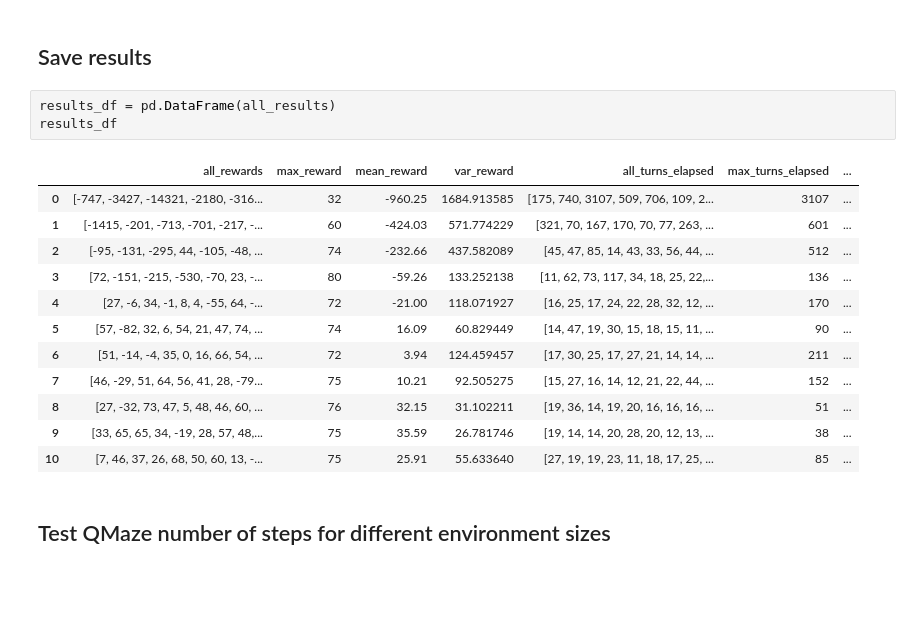
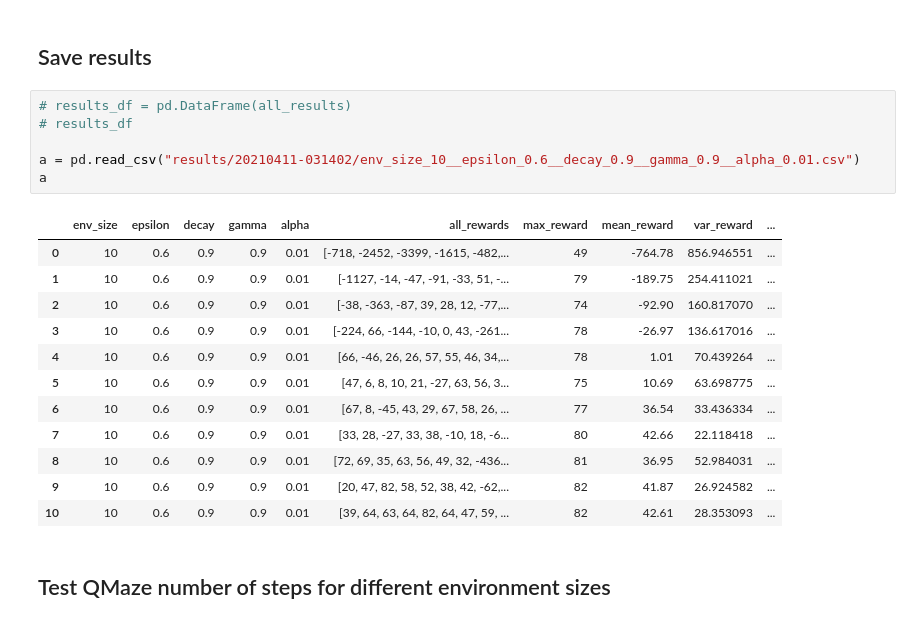
Before and after one commit to feiphoon/inm707-task2, a Jupyter notebook: src/maze/qlearning_exp_runner.ipynb, the cells around one changed output. Drawn from its saved outputs; the diff is of its cells as text; blank space fills up the shorter version.

```diff
--- a/src/maze/qlearning_exp_runner.ipynb
+++ b/src/maze/qlearning_exp_runner.ipynb
@@ -253,20 +380,23 @@ plt.xlim([0, LOGGING_STEP_SIZE]);
 # %% [markdown]
 ## Save results
-# %%
-results_df = pd.DataFrame(all_results)
-results_df
-# %% [output]
-|  | all_rewards | max_reward | mean_reward | var_reward | all_turns_elapsed | max_turns_elapsed | ... |
-| 0 | [-747, -3427, -14321, -2180, -316... | 32 | -960.25 | 1684.913585 | [175, 740, 3107, 509, 706, 109, 2... | 3107 | ... |
-| 1 | [-1415, -201, -713, -701, -217, -... | 60 | -424.03 | 571.774229 | [321, 70, 167, 170, 70, 77, 263, ... | 601 | ... |
-| 2 | [-95, -131, -295, 44, -105, -48, ... | 74 | -232.66 | 437.582089 | [45, 47, 85, 14, 43, 33, 56, 44, ... | 512 | ... |
-| 3 | [72, -151, -215, -530, -70, 23, -... | 80 | -59.26 | 133.252138 | [11, 62, 73, 117, 34, 18, 25, 22,... | 136 | ... |
-| 4 | [27, -6, 34, -1, 8, 4, -55, 64, -... | 72 | -21.00 | 118.071927 | [16, 25, 17, 24, 22, 28, 32, 12, ... | 170 | ... |
-| 5 | [57, -82, 32, 6, 54, 21, 47, 74, ... | 74 | 16.09 | 60.829449 | [14, 47, 19, 30, 15, 18, 15, 11, ... | 90 | ... |
-| 6 | [51, -14, -4, 35, 0, 16, 66, 54, ... | 72 | 3.94 | 124.459457 | [17, 30, 25, 17, 27, 21, 14, 14, ... | 211 | ... |
-| 7 | [46, -29, 51, 64, 56, 41, 28, -79... | 75 | 10.21 | 92.505275 | [15, 27, 16, 14, 12, 21, 22, 44, ... | 152 | ... |
-| 8 | [27, -32, 73, 47, 5, 48, 46, 60, ... | 76 | 32.15 | 31.102211 | [19, 36, 14, 19, 20, 16, 16, 16, ... | 51 | ... |
-| 9 | [33, 65, 65, 34, -19, 28, 57, 48,... | 75 | 35.59 | 26.781746 | [19, 14, 14, 20, 28, 20, 12, 13, ... | 38 | ... |
-| 10 | [7, 46, 37, 26, 68, 50, 60, 13, -... | 75 | 25.91 | 55.633640 | [27, 19, 19, 23, 11, 18, 17, 25, ... | 85 | ... |
+# %%
+# results_df = pd.DataFrame(all_results)
+# results_df
+
+a = pd.read_csv("results/20210411-031402/env_size_10__epsilon_0.6__decay_0.9__gamma_0.9__alpha_0.01.csv")
+a
+# %% [output]
+|  | env_size | epsilon | decay | gamma | alpha | all_rewards | max_reward | mean_reward | var_reward | ... |
+| 0 | 10 | 0.6 | 0.9 | 0.9 | 0.01 | [-718, -2452, -3399, -1615, -482,... | 49 | -764.78 | 856.946551 | ... |
+| 1 | 10 | 0.6 | 0.9 | 0.9 | 0.01 | [-1127, -14, -47, -91, -33, 51, -... | 79 | -189.75 | 254.411021 | ... |
+| 2 | 10 | 0.6 | 0.9 | 0.9 | 0.01 | [-38, -363, -87, 39, 28, 12, -77,... | 74 | -92.90 | 160.817070 | ... |
+| 3 | 10 | 0.6 | 0.9 | 0.9 | 0.01 | [-224, 66, -144, -10, 0, 43, -261... | 78 | -26.97 | 136.617016 | ... |
+| 4 | 10 | 0.6 | 0.9 | 0.9 | 0.01 | [66, -46, 26, 26, 57, 55, 46, 34,... | 78 | 1.01 | 70.439264 | ... |
+| 5 | 10 | 0.6 | 0.9 | 0.9 | 0.01 | [47, 6, 8, 10, 21, -27, 63, 56, 3... | 75 | 10.69 | 63.698775 | ... |
+| 6 | 10 | 0.6 | 0.9 | 0.9 | 0.01 | [67, 8, -45, 43, 29, 67, 58, 26, ... | 77 | 36.54 | 33.436334 | ... |
+| 7 | 10 | 0.6 | 0.9 | 0.9 | 0.01 | [33, 28, -27, 33, 38, -10, 18, -6... | 80 | 42.66 | 22.118418 | ... |
+| 8 | 10 | 0.6 | 0.9 | 0.9 | 0.01 | [72, 69, 35, 63, 56, 49, 32, -436... | 81 | 36.95 | 52.984031 | ... |
+| 9 | 10 | 0.6 | 0.9 | 0.9 | 0.01 | [20, 47, 82, 58, 52, 38, 42, -62,... | 82 | 41.87 | 26.924582 | ... |
+| 10 | 10 | 0.6 | 0.9 | 0.9 | 0.01 | [39, 64, 63, 64, 82, 64, 47, 59, ... | 82 | 42.61 | 28.353093 | ... |
 # %% [markdown]
 ## Test QMaze number of steps for different environment sizes
```
Also changed, not shown: parts of 10 cells of this notebook.
